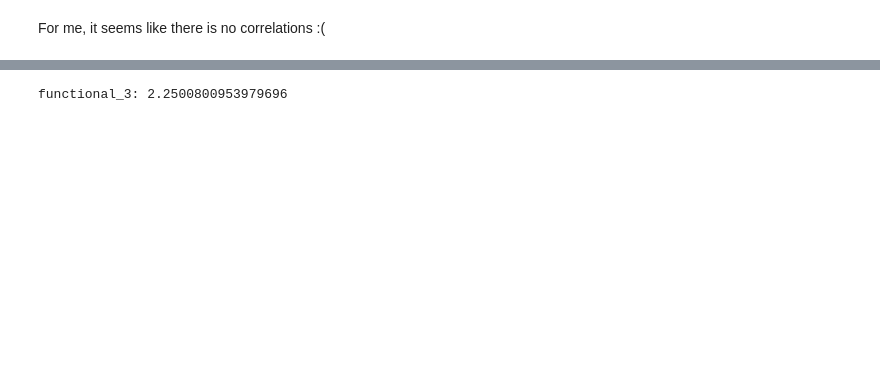
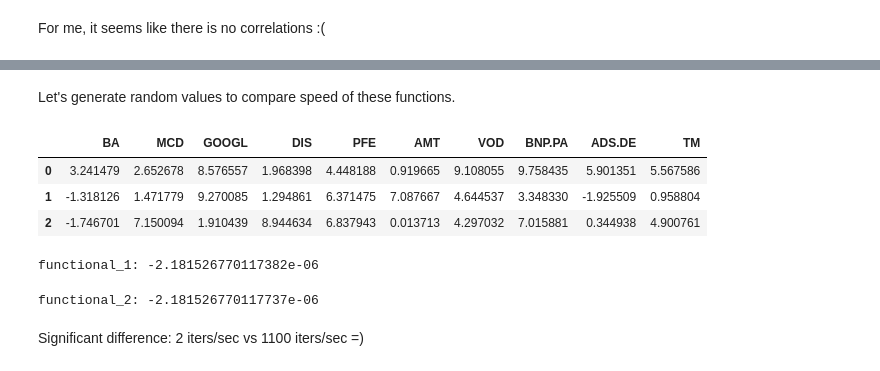
Before and after one commit to Tikhon-Radkevich/EPAM, a Jupyter notebook: invest_task/invest_task.ipynb, the cells around one changed output, grey strips where cells are left out. Saved outputs shown, nothing was run; the diff lists cells and outputs as text; code cells hidden in the pictures; blank space fills up the shorter version.

```diff
--- a/invest_task.ipynb
+++ b/invest_task/invest_task.ipynb
@@ -407,17 +421,15 @@ functional_1: 2.25008009539797
-# %%
-def create_functional_3(priced_df):
-    annual_ratio_df = get_annual_return_ratio_from_initial(priced_df)
-    mean_annual_ratio = annual_ratio_df.mean().values
-    cov_matrix = annual_ratio_df.cov(ddof=0).values
-
-    def wrapper(weights):
-        numerator = weights @ mean_annual_ratio
-        denominator = (weights @ cov_matrix) @ weights
-        return numerator / np.sqrt(denominator)
-    return wrapper
-
-
-functional_3 = create_functional_3(annual_stock_price_df)
-print("functional_3:", functional_3(optimal_weights))
-# %% [output]
-functional_3: 2.2500800953979696
+# %% [markdown]
+Let's generate random values to compare speed of these functions.
+# %%
+N_random_values = 3 * 10**5
+n_iters = 50
+
+random_annual_stock_price_df = pd.DataFrame(
+    np.random.uniform(-2, 10, size=(N_random_values, len(tickers))), columns=tickers
+)
+random_annual_stock_price_df.head(3)
+# %% [output]
+|  | BA | MCD | GOOGL | DIS | PFE | AMT | VOD | BNP.PA | ADS.DE | TM |
+| 0 | 3.241479 | 2.652678 | 8.576557 | 1.968398 | 4.448188 | 0.919665 | 9.108055 | 9.758435 | 5.901351 | 5.567586 |
+| 1 | -1.318126 | 1.471779 | 9.270085 | 1.294861 | 6.371475 | 7.087667 | 4.644537 | 3.348330 | -1.925509 | 0.958804 |
+| 2 | -1.746701 | 7.150094 | 1.910439 | 8.944634 | 6.837943 | 0.013713 | 4.297032 | 7.015881 | 0.344938 | 4.900761 |
@@ -423,0 +439,20 @@ functional_3: 2.2500800953979696
+# %%
+np.random.seed(42)
+
+func_1_value = random_search_for_initial_weights(
+    functional_1, n_iters, vector_size=len(tickers)
+)
+print("functional_1:", func_1_value[1])
+# %% [output]
+functional_1: -2.181526770117382e-06
+# %%
+np.random.seed(42)
+
+func_2_value = random_search_for_initial_weights(
+    functional_2, n_iters, vector_size=len(tickers)
+)
+print("functional_2:", func_2_value[1])
+# %% [output]
+functional_2: -2.181526770117737e-06
+# %% [markdown]
+Significant difference: 2 iters/sec vs 1100 iters/sec =)
```
Also changed, not shown: parts of 13 cells of this notebook, 1 other file.
